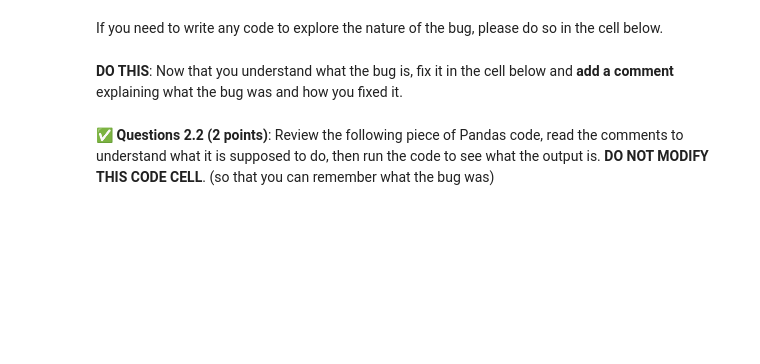
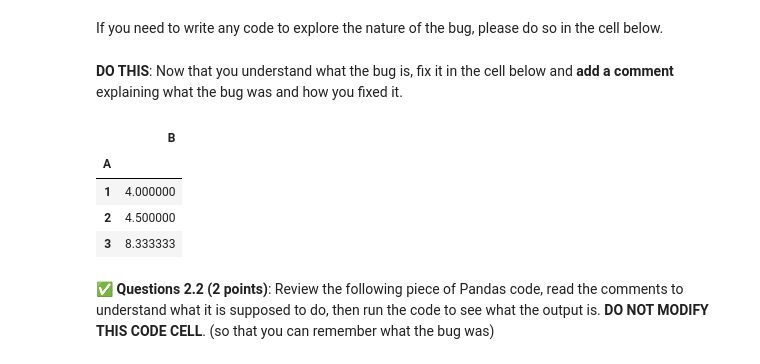
Before and after one commit to Colino03/CMSE202-f23-turnin, a Jupyter notebook: hw-01/HW-01.ipynb, the cells around one changed output. Saved outputs shown, nothing was run; the diff lists cells and outputs as text; code cells hidden in the pictures; blank space fills up the shorter version.

Commit message:
Committed part 2 and start of part 5

```diff
--- a/hw-01/HW-01.ipynb
+++ b/hw-01/HW-01.ipynb
@@ -203,3 +211,15 @@ If you need to write any code to explore the nature of the bug, please do so in
+# %%
+# the bug was the groupby doesnt understand the 'column' argument
+# i just deleted the column = part because pandas didnt understand that, it just understands the name of the column
+# so groupby('A') works while groupby(column = 'A') does not.
+df = pd.DataFrame({'A': [1, 2, 3, 2, 3, 3], 'B': [4, 5, 6, 4, 10, 9]})
+df.groupby("A").mean()
+# %% [output]
+|  | B |
+| A |  |
+| 1 | 4.000000 |
+| 2 | 4.500000 |
+| 3 | 8.333333 |
 # %% [markdown]
 &#9989; **Questions 2.2 (2 points)**: Review the following piece of Pandas code, read the comments to understand what it is supposed to do, then run the code to see what the output is. **DO NOT MODIFY THIS CODE CELL**. (so that you can remember what the bug was)
 # %%
```
Also changed, not shown: parts of 35 cells of this notebook.
